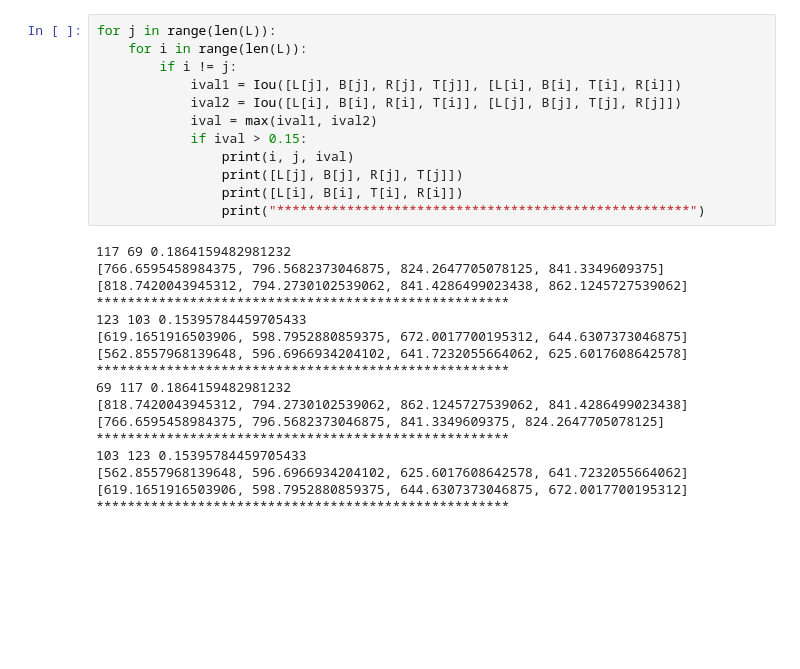
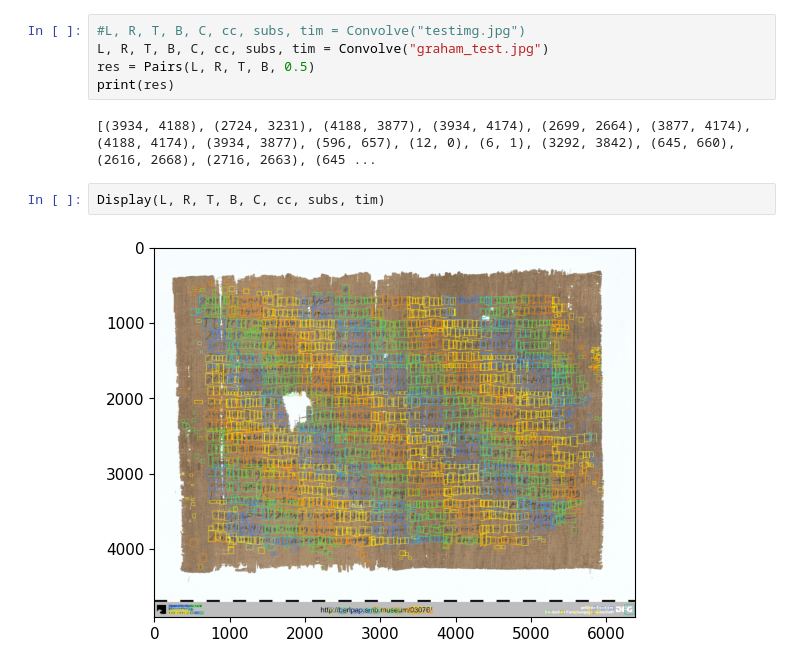
Before and after one commit to mis2n/Transkrybe, a Jupyter notebook: convolve.ipynb, the cells around one changed output. Drawn from its saved outputs; the diff is of its cells as text; blank space fills up the shorter version.

Commit message:
updating convolve notebook

```diff
--- a/convolve.ipynb
+++ b/convolve.ipynb
@@ -167,29 +159,11 @@ plt.show()
-# %%
-for j in range(len(L)):
-    for i in range(len(L)):
-        if i != j:
-            ival1 = Iou([L[j], B[j], R[j], T[j]], [L[i], B[i], T[i], R[i]])
-            ival2 = Iou([L[i], B[i], R[i], T[i]], [L[j], B[j], T[j], R[j]])
-            ival = max(ival1, ival2)
-            if ival > 0.15:
-                print(i, j, ival)
-                print([L[j], B[j], R[j], T[j]])
-                print([L[i], B[i], T[i], R[i]])
-                print("*****************************************************")
-# %% [output]
-117 69 0.1864159482981232
-[766.6595458984375, 796.5682373046875, 824.2647705078125, 841.3349609375]
-[818.7420043945312, 794.2730102539062, 841.4286499023438, 862.1245727539062]
-*****************************************************
-123 103 0.15395784459705433
-[619.1651916503906, 598.7952880859375, 672.0017700195312, 644.6307373046875]
-[562.8557968139648, 596.6966934204102, 641.7232055664062, 625.6017608642578]
-*****************************************************
-69 117 0.1864159482981232
-[818.7420043945312, 794.2730102539062, 862.1245727539062, 841.4286499023438]
-[766.6595458984375, 796.5682373046875, 841.3349609375, 824.2647705078125]
-*****************************************************
-103 123 0.15395784459705433
-[562.8557968139648, 596.6966934204102, 625.6017608642578, 641.7232055664062]
-[619.1651916503906, 598.7952880859375, 644.6307373046875, 672.0017700195312]
-*****************************************************
+# %%
+#L, R, T, B, C, cc, subs, tim = Convolve("testimg.jpg")
+L, R, T, B, C, cc, subs, tim = Convolve("graham_test.jpg")
+res = Pairs(L, R, T, B, 0.5)
+print(res)
+# %% [output]
+[(3934, 4188), (2724, 3231), (4188, 3877), (3934, 4174), (2699, 2664), (3877, 4174), (4188, 4174), (3934, 3877), (596, 657), (12, 0), (6, 1), (3292, 3842), (645, 660), (2616, 2668), (2716, 2663), (645 ...
+# %%
+Display(L, R, T, B, C, cc, subs, tim)
+# %% [output]
+[figure, added]
```
Also changed, not shown: parts of 9 cells of this notebook, 3 other files.
